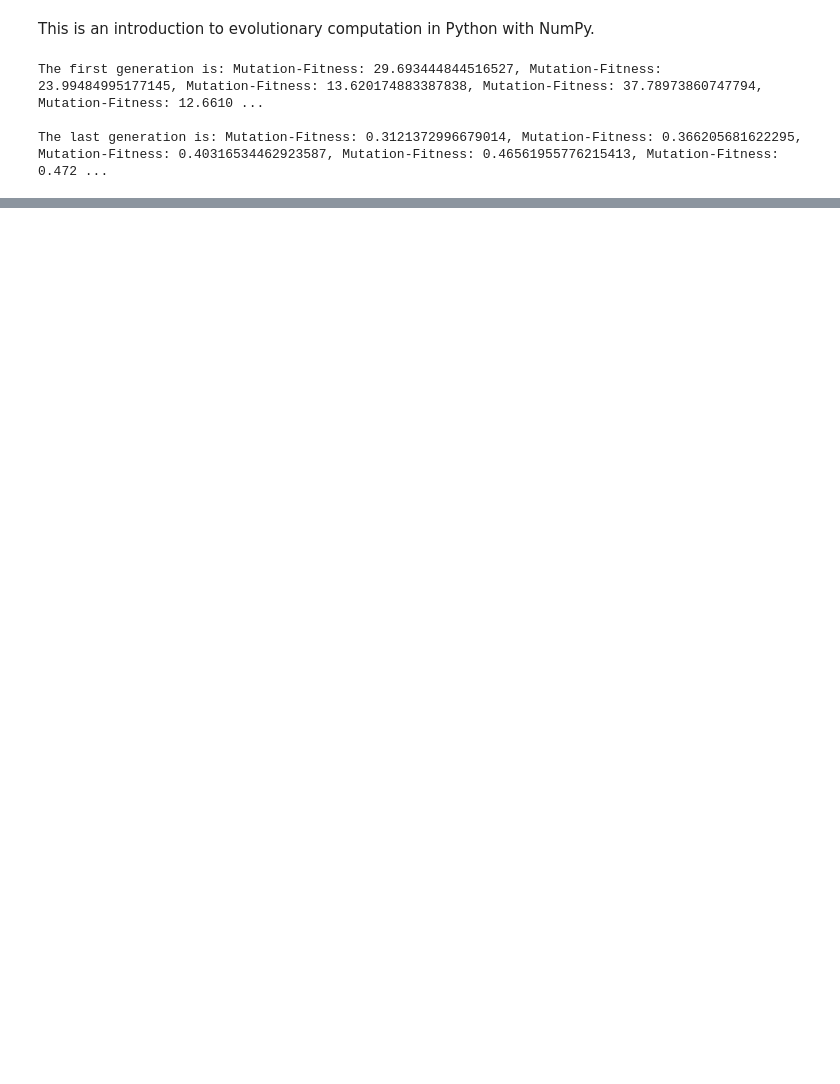
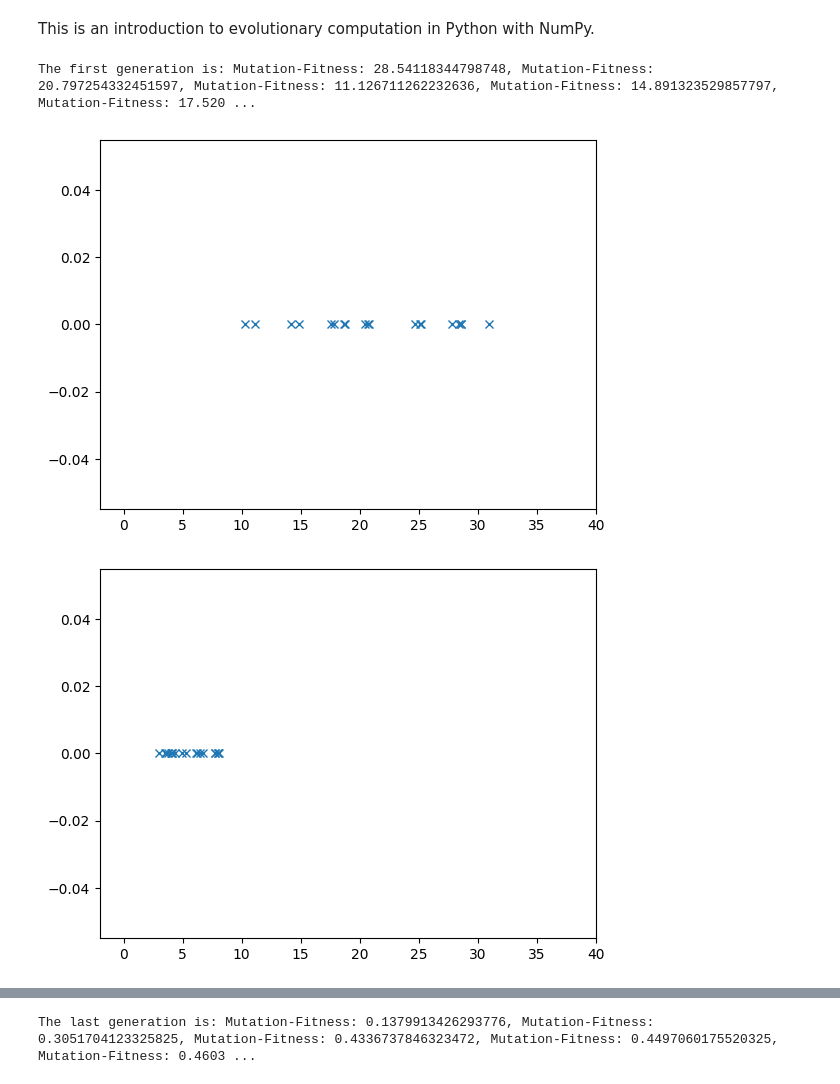
Before and after one commit to sekrupke/evolutionary-algorithms, a Jupyter notebook: algorithm_mhu_plus_lambda.ipynb, the cells around one changed output, grey strips where cells are left out. Saved outputs shown, nothing was run; the diff lists cells and outputs as text; code cells hidden in the pictures; blank space fills up the shorter version.

Commit message:
add visualization for population

```diff
--- a/algorithm_mhu_plus_lambda.ipynb
+++ b/algorithm_mhu_plus_lambda.ipynb
@@ -35,33 +36,40 @@ for i in range(1, parents_mhu):
     x_ = x + sigma * np.random.randn(n)
     fitness = sphere(x_)
 
     mutation = Mutation(x_, fitness)
     population.append(mutation)
 print("The first generation is:", ", ".join([str(m) for m in population]))
 print()
 
 # Compute 100 generations
 while generation < 100:
     # Crossover with 2 parents and intermediate recombination by mean value (repeat for number of mutations)
     for i in range(1, mutations_lambda):
         first_parent = rdm.randrange(len(population))
         second_parent = rdm.randrange(len(population))
         mean_value = crossover(population[first_parent], population[second_parent])
         # Mutation
         mean_value_ = mean_value + sigma * np.random.randn(n)
         fitness_ = sphere(mean_value_)
 
         mutation = Mutation(mean_value_, fitness_)
         population.append(mutation)
 
     # Now select the best (minimal) mhu parents out of complete population (parent + mutations)
     population.sort()
     population = population[:parents_mhu - 1]
+
+    # Show actual distribution of fitness among population
+    if generation % 10 == 0:
+        plt.plot([p.fit for p in population], np.zeros_like([p.fit for p in population]), 'x')
+        plt.xlim(-2, 40)
+        plt.show()
+
     generation += 1
 
 # Return the last generation
 print("The last generation is:", ", ".join([str(m) for m in population]))
 # %% [output]
-The first generation is: Mutation-Fitness: 29.693444844516527, Mutation-Fitness: 23.99484995177145, Mutation-Fitness: 13.620174883387838, Mutation-Fitness: 37.78973860747794, Mutation-Fitness: 12.6610 ...
-
-The last generation is: Mutation-Fitness: 0.3121372996679014, Mutation-Fitness: 0.366205681622295, Mutation-Fitness: 0.40316534462923587, Mutation-Fitness: 0.46561955776215413, Mutation-Fitness: 0.472 ...
+The first generation is: Mutation-Fitness: 28.54118344798748, Mutation-Fitness: 20.797254332451597, Mutation-Fitness: 11.126711262232636, Mutation-Fitness: 14.891323529857797, Mutation-Fitness: 17.520 ...
+[figure, added]
+[figure, added]
@@ -67,0 +84 @@ The last generation is: Mutation-Fitness: 0.3121372996679014, Mutation-Fitness:
+The last generation is: Mutation-Fitness: 0.1379913426293776, Mutation-Fitness: 0.3051704123325825, Mutation-Fitness: 0.4336737846323472, Mutation-Fitness: 0.4497060175520325, Mutation-Fitness: 0.4603 ...
```
Also changed, not shown: parts of 2 cells of this notebook, 1 other file.
